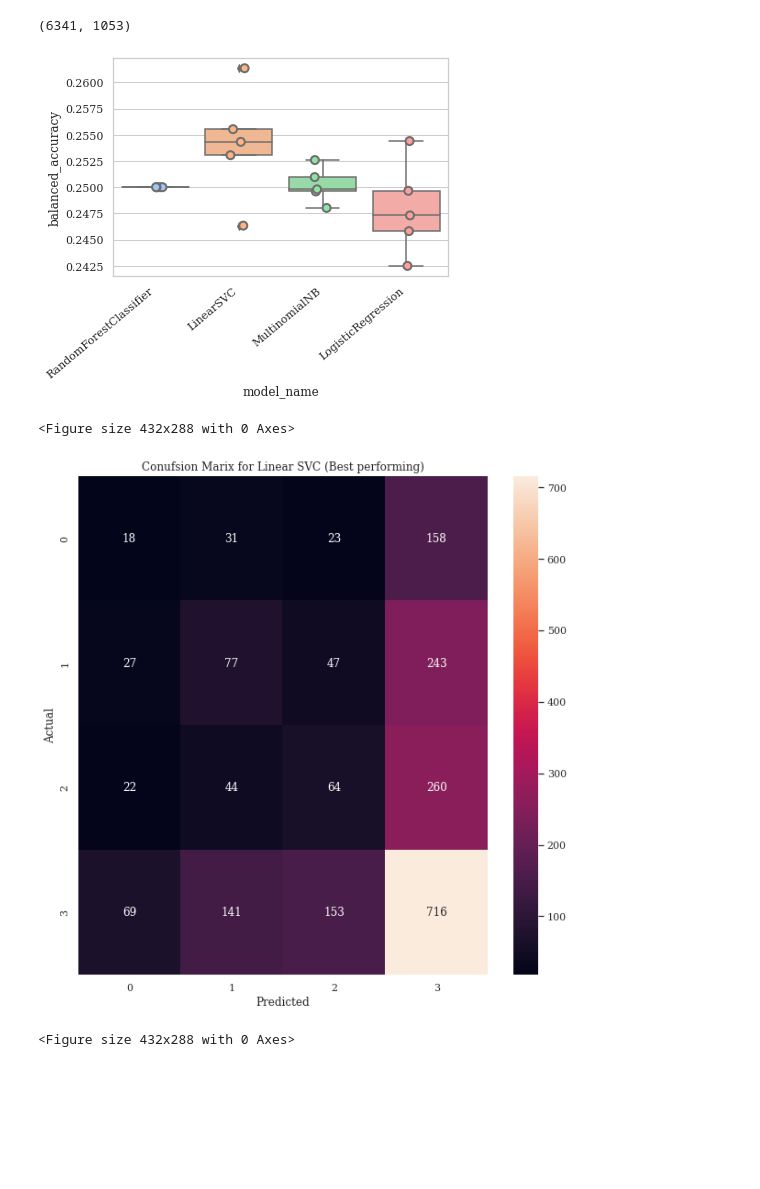
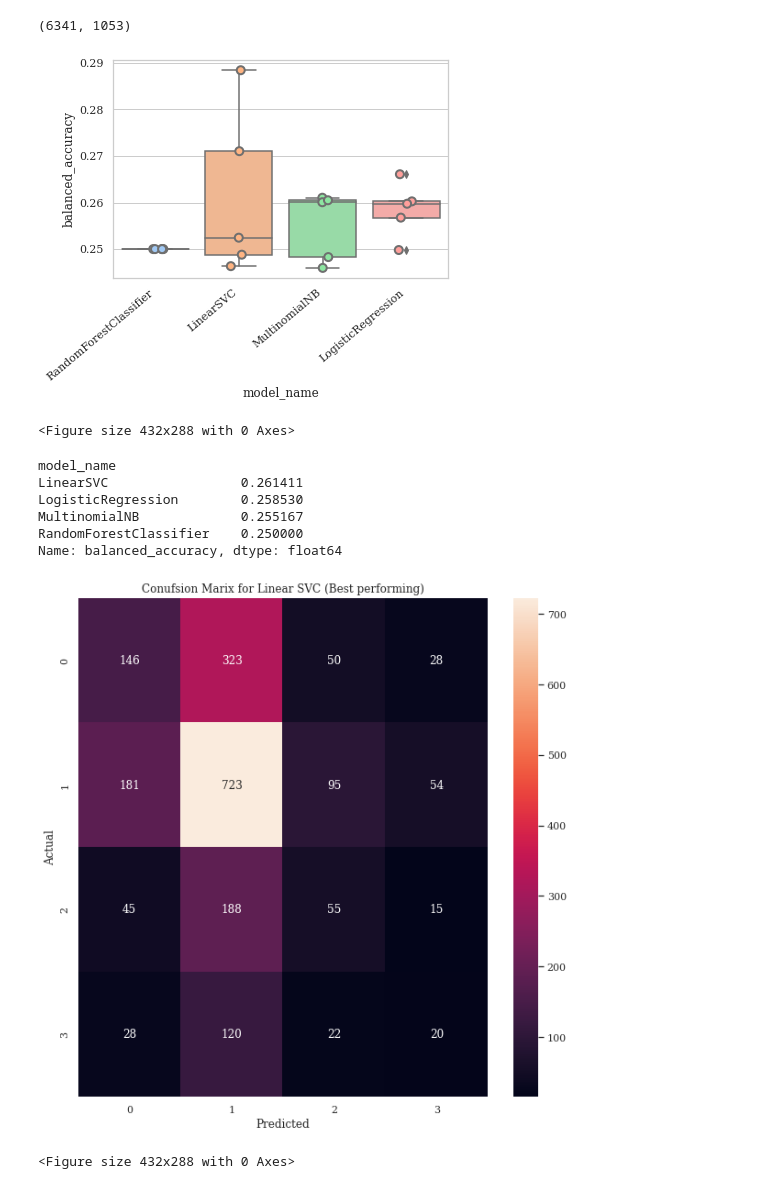
Before and after one commit to kenza-amira/Head_Motion_Classify, a Jupyter notebook: Scikit.ipynb, the cells around one changed output. Cells and saved outputs as stored; diff of their text form; code cells hidden in the pictures; blank space fills up the shorter version.

```diff
--- a/Scikit.ipynb
+++ b/Scikit.ipynb
@@ -64,7 +64,7 @@ plt.savefig(
 # %% [markdown]
 # Average then perdict Scikit
 # %%
-arr = np.load('averaged_qn.npz')
+arr = np.load('most_class.npz')
 X = arr["arr_0"]
 y = arr["arr_1"]
 X.shape, y.shape
@@ -73,2 +73,2 @@ X.shape, y.shape
 # %%
-new_y = kmeans.predict(y)
+new_y = y
@@ -138,18 +141,26 @@ cv_df.to_csv('models_testing_avg.csv', index = False)
 # %%
 sns.boxplot(x='model_name', y='balanced_accuracy', data=cv_df)
 ax = sns.stripplot(x='model_name', y='balanced_accuracy', data=cv_df,
               size=8, jitter=True, edgecolor="gray", linewidth=2)
 ax.set_xticklabels(ax.get_xticklabels(), rotation = 40, ha = 'right')
 plt.show()
 plt.savefig(
-    "Box_plot_avg"
+    "Box_plot_most"
     )
 # %% [output]
-[figure, old version]
+[figure, new version]
 <Figure size 432x288 with 0 Axes>
 # %%
 means = cv_df.groupby('model_name').balanced_accuracy.mean()
-means.to_csv("models_grouped_by_mean_avg", index = False)
+means.to_csv("models_grouped_by_mean_most", index = False)
+means
+# %% [output]
+model_name
+LinearSVC                 0.261411
+LogisticRegression        0.258530
+MultinomialNB             0.255167
+RandomForestClassifier    0.250000
+Name: balanced_accuracy, dtype: float64
 # %%
 from sklearn.model_selection import train_test_split
 model = LinearSVC(C=4)
@@ -169,6 +180,6 @@ plt.savefig(
     "Best_model_conf"
     )
 # %% [output]
-[figure, old version]
+[figure, new version]
 <Figure size 432x288 with 0 Axes>
 # %%
```
Also changed, not shown: parts of 6 cells of this notebook.
